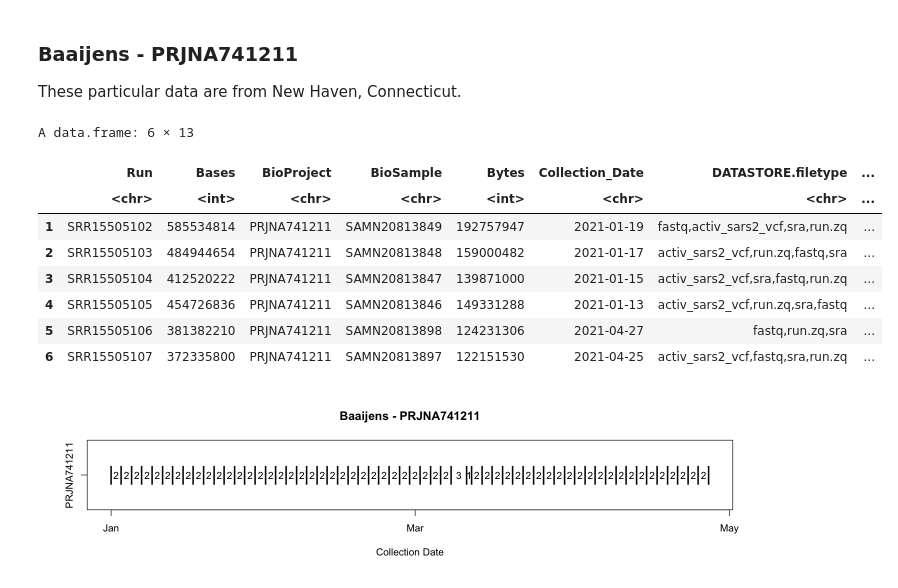
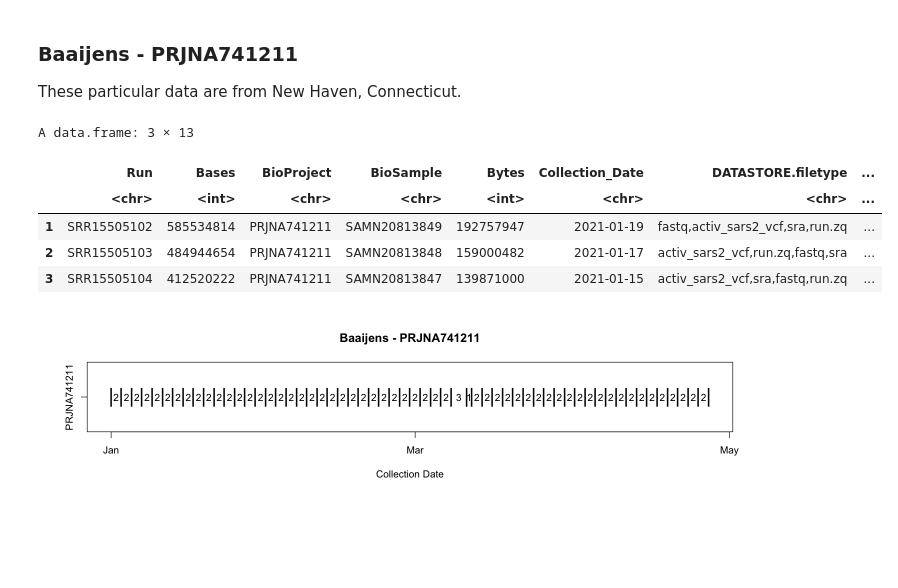
Before and after one commit to DASL-Lab/data-treatment-plant, a Jupyter notebook: data/Data_Sources.ipynb, the cells around one changed output. Cells and saved outputs as stored; diff of their text form; code cells hidden in the pictures; blank space fills up the shorter version.

```diff
--- a/data/Data_Sources.ipynb
+++ b/data/Data_Sources.ipynb
@@ -78,17 +78,14 @@ These particular data are from New Haven, Connecticut.
 # %%
 baaijens <- load_prj("PRJNA741211")
 baaijens <- rm_ones(baaijens)
-head(baaijens)
+head(baaijens, 3)
 # %% [output]
-A data.frame: 6 × 13
+A data.frame: 3 × 13
 |  | Run | Bases | BioProject | BioSample | Bytes | Collection_Date | DATASTORE.filetype | ... |
 |  | <chr> | <int> | <chr> | <chr> | <int> | <chr> | <chr> | ... |
 | 1 | SRR15505102 | 585534814 | PRJNA741211 | SAMN20813849 | 192757947 | 2021-01-19 | fastq,activ_sars2_vcf,sra,run.zq | ... |
 | 2 | SRR15505103 | 484944654 | PRJNA741211 | SAMN20813848 | 159000482 | 2021-01-17 | activ_sars2_vcf,run.zq,fastq,sra | ... |
 | 3 | SRR15505104 | 412520222 | PRJNA741211 | SAMN20813847 | 139871000 | 2021-01-15 | activ_sars2_vcf,sra,fastq,run.zq | ... |
-| 4 | SRR15505105 | 454726836 | PRJNA741211 | SAMN20813846 | 149331288 | 2021-01-13 | activ_sars2_vcf,run.zq,sra,fastq | ... |
-| 5 | SRR15505106 | 381382210 | PRJNA741211 | SAMN20813898 | 124231306 | 2021-04-27 | fastq,run.zq,sra | ... |
-| 6 | SRR15505107 | 372335800 | PRJNA741211 | SAMN20813897 | 122151530 | 2021-04-25 | activ_sars2_vcf,fastq,sra,run.zq | ... |
 # %%
 options(repr.plot.width=12, repr.plot.height=3)
 diff_dates(baaijens, col = "BioProject",
```
Also changed, not shown: parts of 30 cells of this notebook.
